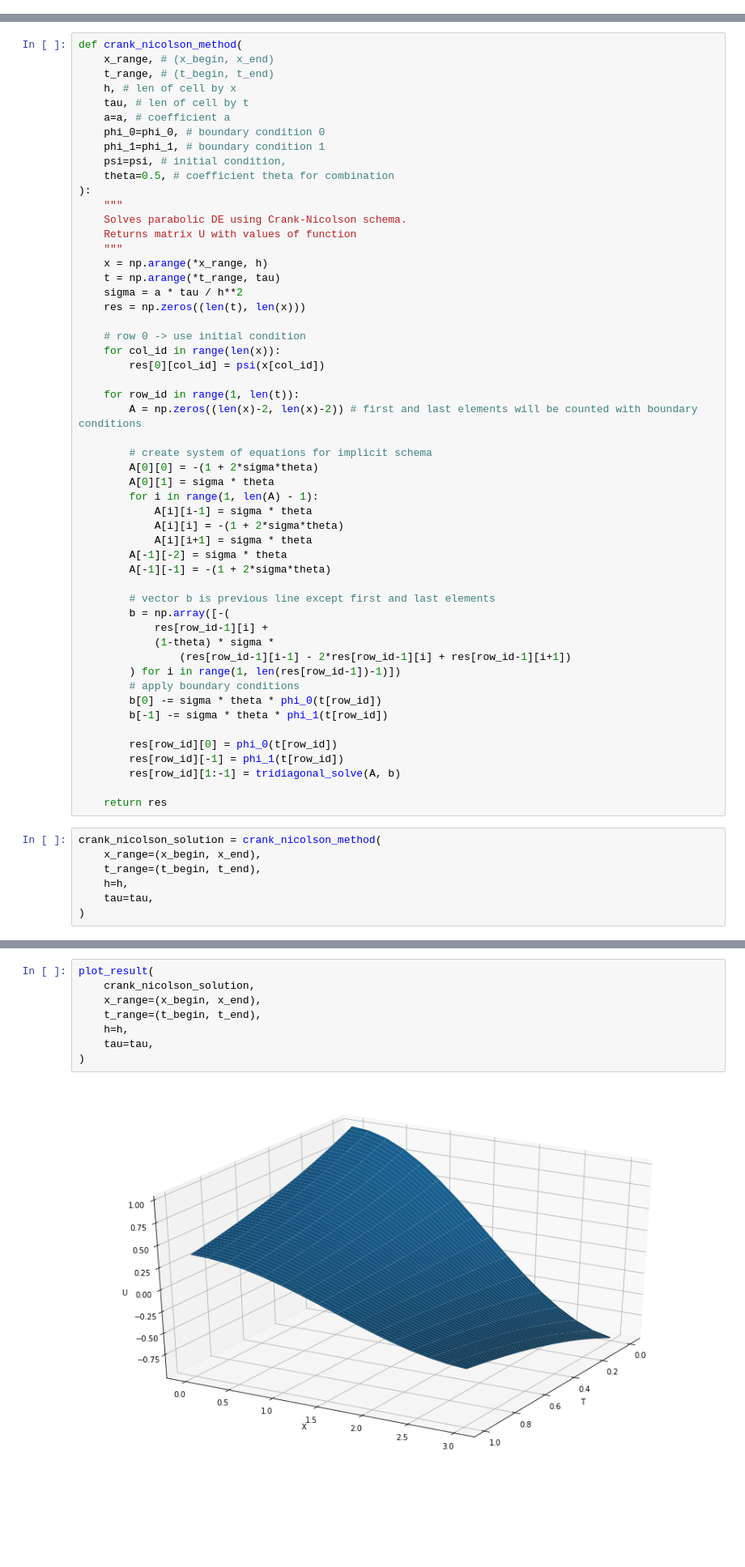
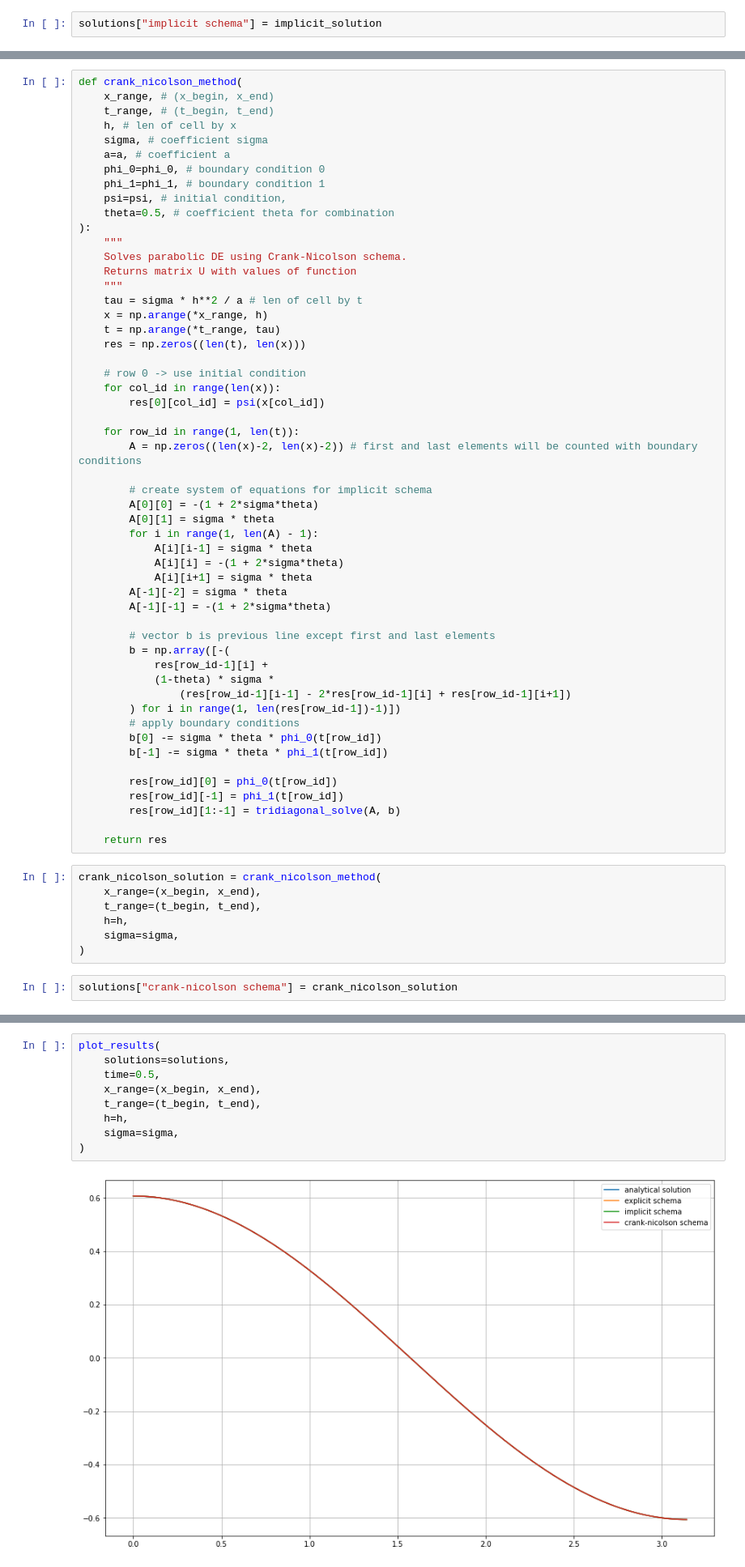
Before and after one commit to mosikk/MAI-Numerical-Methods, a Jupyter notebook: lab5/nm_lab5.ipynb, the cells around one changed output, grey strips where cells are left out. Shown at 81% size. Cells and saved outputs as stored; diff of their text form; blank space fills up the shorter version.

```diff
--- a/lab5/nm_lab5.ipynb
+++ b/lab5/nm_lab5.ipynb
@@ -413,3 +343,5 @@ implicit_solution = implicit_finite_difference_method(
 )
+# %%
+solutions["implicit schema"] = implicit_solution
 # %% [markdown]
 Погрешность в сравнении с аналитическим решением:
@@ -482,7 +391,7 @@ def crank_nicolson_method(
     x_range, # (x_begin, x_end)
     t_range, # (t_begin, t_end)
     h, # len of cell by x
-    tau, # len of cell by t
+    sigma, # coefficient sigma
     a=a, # coefficient a
     phi_0=phi_0, # boundary condition 0
     phi_1=phi_1, # boundary condition 1
@@ -493,9 +402,9 @@ def crank_nicolson_method(
     Solves parabolic DE using Crank-Nicolson schema.
     Returns matrix U with values of function
     """
+    tau = sigma * h**2 / a # len of cell by t
     x = np.arange(*x_range, h)
     t = np.arange(*t_range, tau)
-    sigma = a * tau / h**2
     res = np.zeros((len(t), len(x)))
 
     # row 0 -> use initial condition
@@ -535,7 +444,9 @@ crank_nicolson_solution = crank_nicolson_method(
     x_range=(x_begin, x_end),
     t_range=(t_begin, t_end),
     h=h,
-    tau=tau,
+    sigma=sigma,
 )
+# %%
+solutions["crank-nicolson schema"] = crank_nicolson_solution
 # %% [markdown]
 Погрешность в сравнении с аналитическим решением:
@@ -546,10 +463,11 @@ MAE(crank_nicolson_solution, analytical_solution)
 # %%
-plot_result(
-    crank_nicolson_solution,
+plot_results(
+    solutions=solutions,
+    time=0.5,
     x_range=(x_begin, x_end),
     t_range=(t_begin, t_end),
     h=h,
-    tau=tau,
+    sigma=sigma,
 )
 # %% [output]
-[figure, old version]
+[figure, new version]
```
Also changed, not shown: parts of 42 cells of this notebook, 5 other files.
